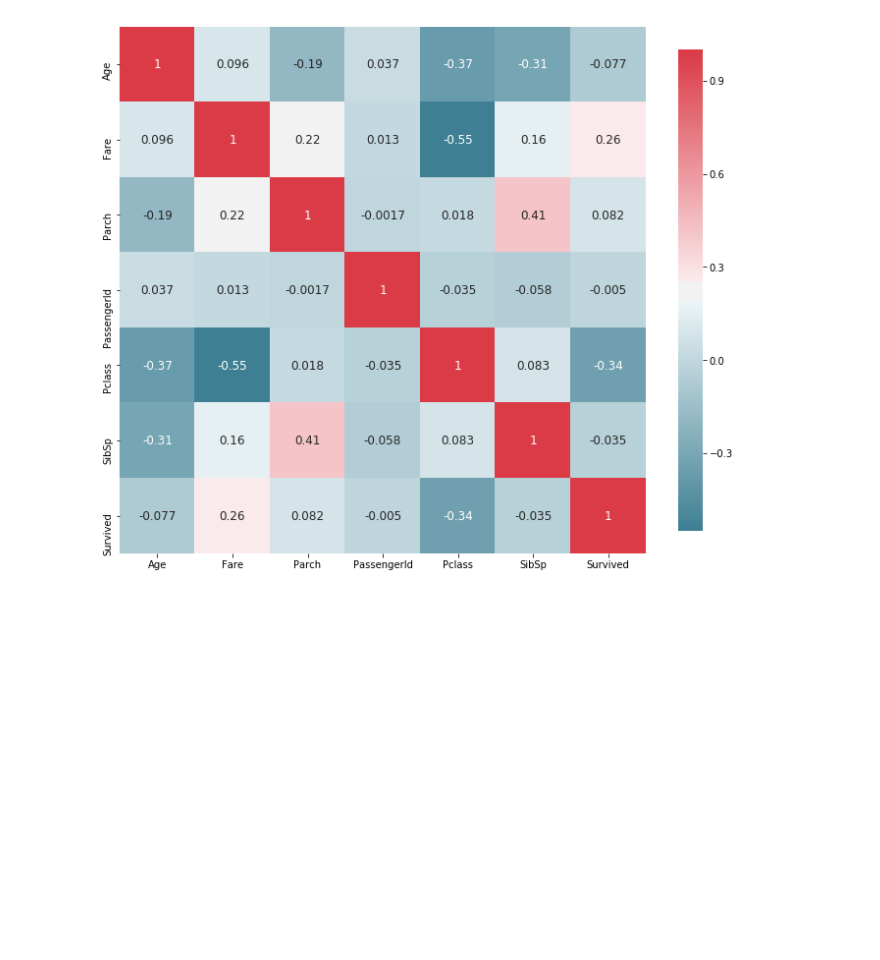
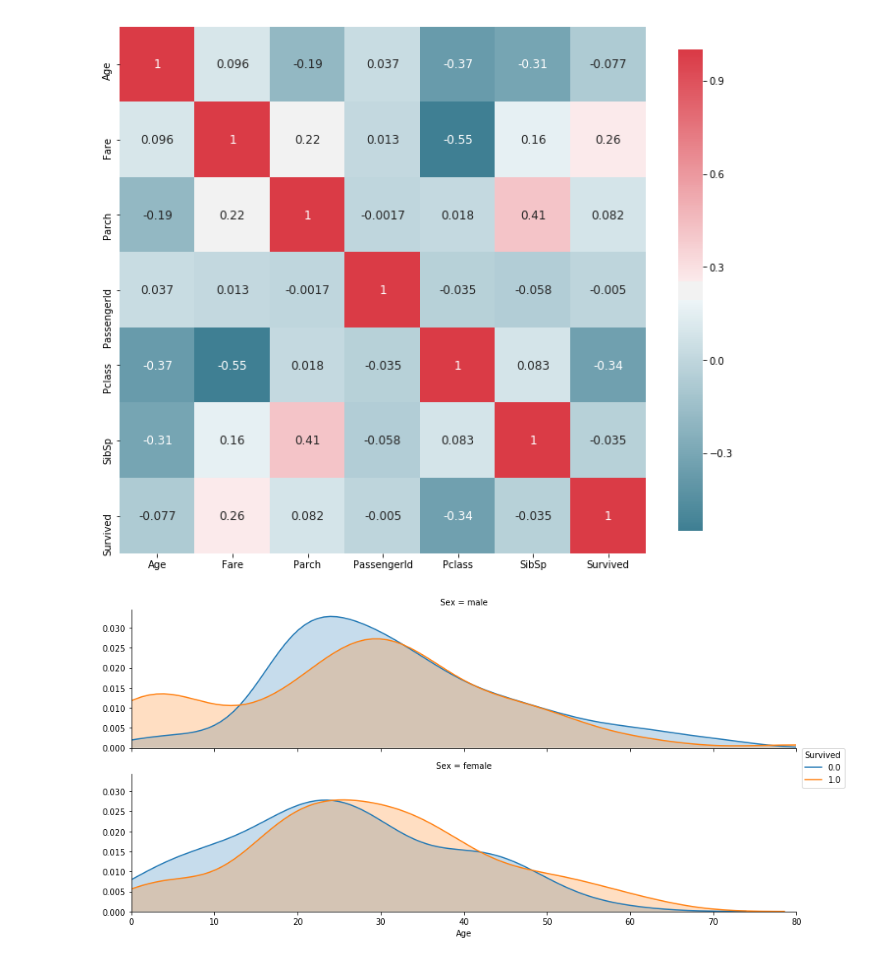
Before and after one commit to Ashen-Vaults/titanic-machine-learning, a Jupyter notebook: Titanic-Data-Science.ipynb, the cells around one changed output. Saved outputs shown, nothing was run; the diff lists cells and outputs as text; code cells hidden in the pictures; blank space fills up the shorter version.

```diff
--- a/Titanic-Data-Science.ipynb
+++ b/Titanic-Data-Science.ipynb
@@ -23,8 +23,8 @@ def plot_histograms(df, variables, rows, cols):
 
 
 def plot_distribution(df, var, target, **kwargs):
-    rows = kwargs.get('row', None)
-    cols = kwargs.get('cols', None)
+    row = kwargs.get( 'row' , None )
+    col = kwargs.get( 'col' , None )
     facet = sns.FacetGrid(df, hue=target, aspect=4, row=row, col=col)
     facet.map(sns.kdeplot, var, shade=True)
     facet.set(xlim=(0, df[var].max()))
@@ -149,3 +149,7 @@ titanic_df[['Parch', 'Survived']].groupby(['Parch'], as_index=False).mean().sort
 plot_correlation_map(titanic_df)
 # %% [output]
 [figure]
+# %%
+plot_distribution(titanic_df, var='Age', target='Survived', row='Sex')
+# %% [output]
+[figure, added]
```
Also changed, not shown: parts of 17 cells of this notebook.
